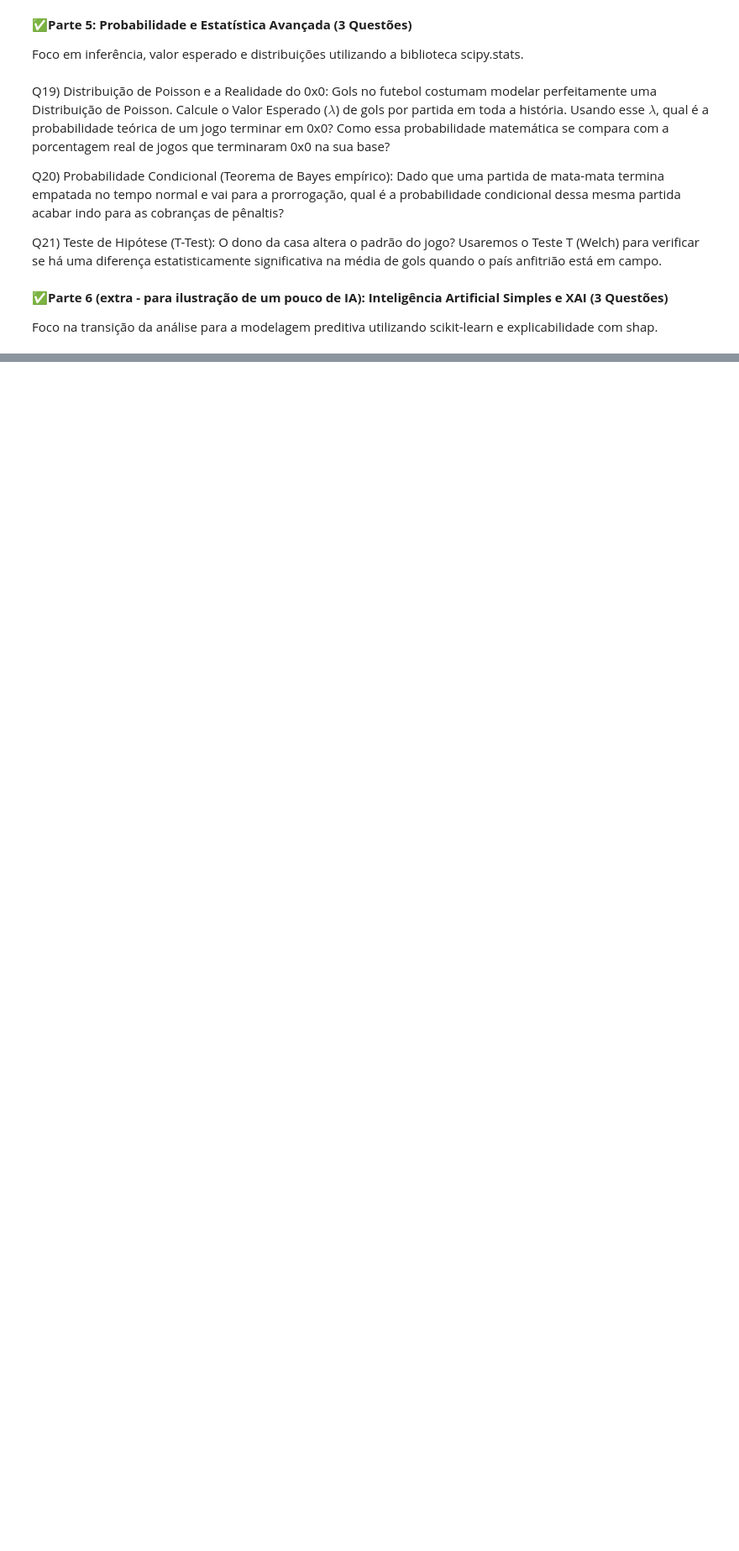
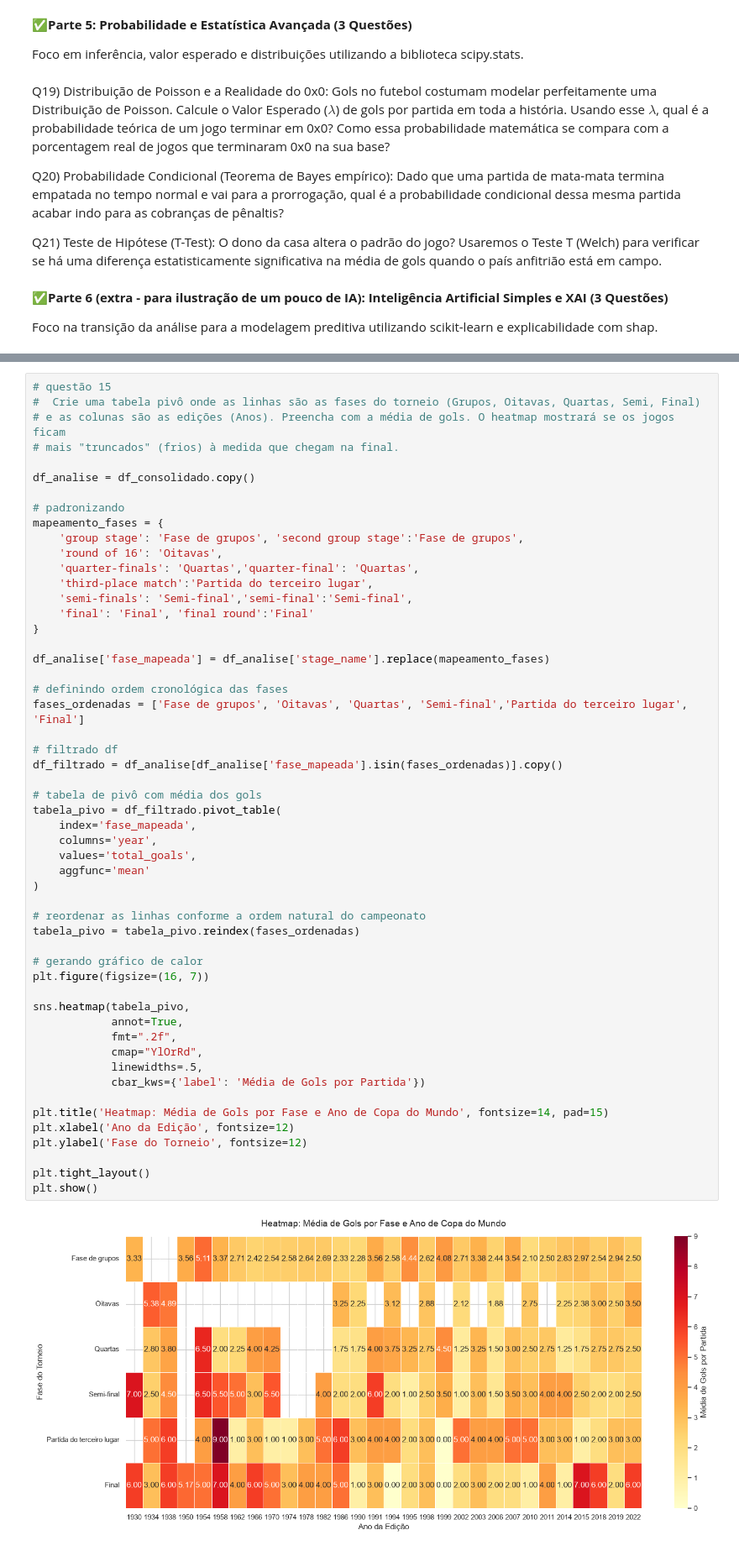
Before and after one commit to arturdosanjos/tp_fcd, a Jupyter notebook: TP_FCD_Artur&Gabriel (1).ipynb, the cells around one changed output, grey strips where cells are left out. Shown at 84% size. Drawn from its saved outputs; the diff is of its cells as text; blank space fills up the shorter version.

Commit message:
questoes pares finalizadas

```diff
--- a/TP_FCD_Artur&Gabriel (1).ipynb
+++ b/TP_FCD_Artur&Gabriel (1).ipynb
@@ -315,0 +486,55 @@ zebra
+# %%
+# questão 15
+#  Crie uma tabela pivô onde as linhas são as fases do torneio (Grupos, Oitavas, Quartas, Semi, Final)
+# e as colunas são as edições (Anos). Preencha com a média de gols. O heatmap mostrará se os jogos ficam
+# mais "truncados" (frios) à medida que chegam na final.
+
+df_analise = df_consolidado.copy()
+
+# padronizando
+mapeamento_fases = {
+    'group stage': 'Fase de grupos', 'second group stage':'Fase de grupos',
+    'round of 16': 'Oitavas',
+    'quarter-finals': 'Quartas','quarter-final': 'Quartas',
+    'third-place match':'Partida do terceiro lugar',
+    'semi-finals': 'Semi-final','semi-final':'Semi-final',
+    'final': 'Final', 'final round':'Final'
+}
+
+df_analise['fase_mapeada'] = df_analise['stage_name'].replace(mapeamento_fases)
+
+# definindo ordem cronológica das fases
+fases_ordenadas = ['Fase de grupos', 'Oitavas', 'Quartas', 'Semi-final','Partida do terceiro lugar', 'Final']
+
+# filtrado df
+df_filtrado = df_analise[df_analise['fase_mapeada'].isin(fases_ordenadas)].copy()
+
+# tabela de pivô com média dos gols
+tabela_pivo = df_filtrado.pivot_table(
+    index='fase_mapeada',
+    columns='year',
+    values='total_goals',
+    aggfunc='mean'
+)
+
+# reordenar as linhas conforme a ordem natural do campeonato
+tabela_pivo = tabela_pivo.reindex(fases_ordenadas)
+
+# gerando gráfico de calor
+plt.figure(figsize=(16, 7))
+
+sns.heatmap(tabela_pivo,
+            annot=True,
+            fmt=".2f",
+            cmap="YlOrRd",
+            linewidths=.5,
+            cbar_kws={'label': 'Média de Gols por Partida'})
+
+plt.title('Heatmap: Média de Gols por Fase e Ano de Copa do Mundo', fontsize=14, pad=15)
+plt.xlabel('Ano da Edição', fontsize=12)
+plt.ylabel('Fase do Torneio', fontsize=12)
+
+plt.tight_layout()
+plt.show()
+# %% [output]
+[figure, added]
```
Also changed, not shown: parts of 20 cells of this notebook.
